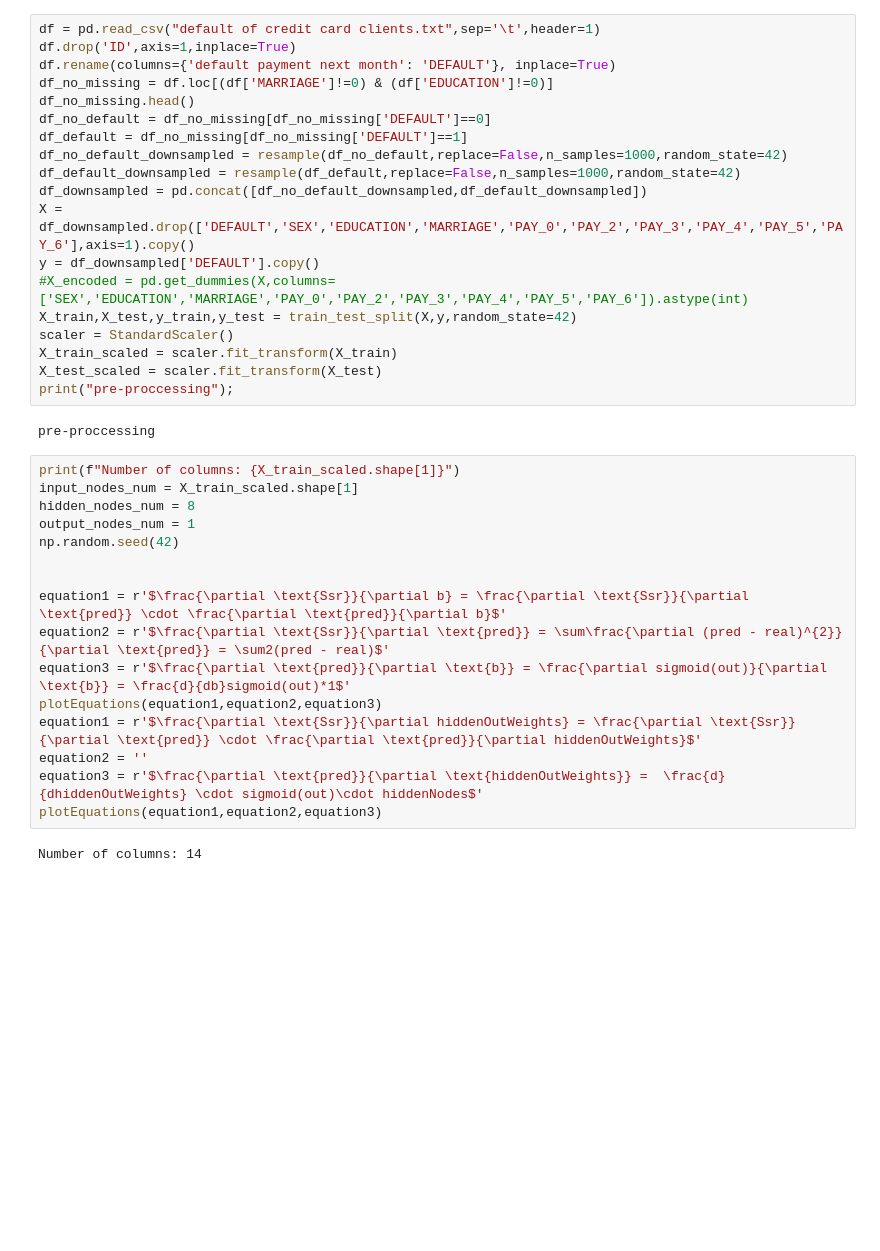
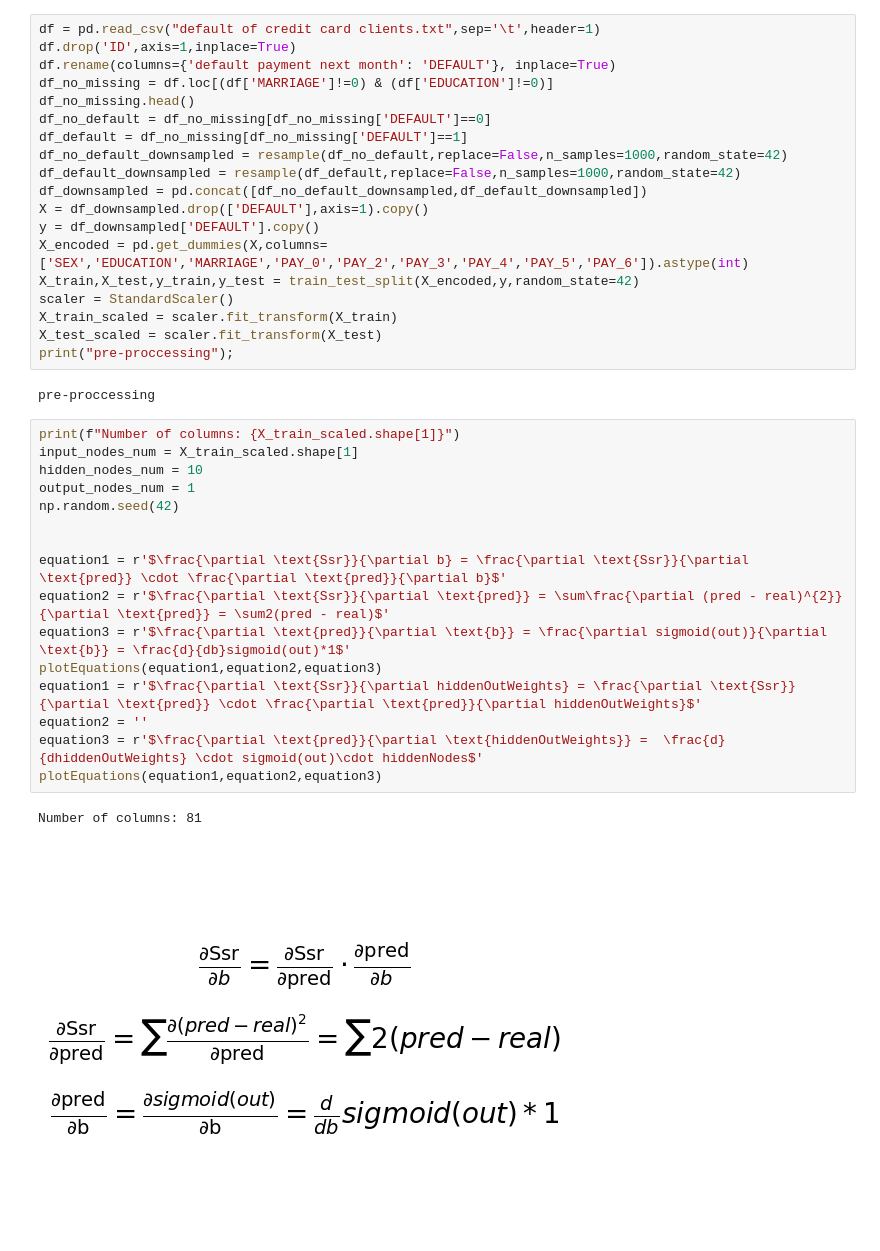
Before and after one commit to tohidnoori/Ann-from-scratch, a Jupyter notebook: ann-bank-data-analysis.ipynb, the cells around one changed output. Drawn from its saved outputs; the diff is of its cells as text; blank space fills up the shorter version.

```diff
--- a/ann-bank-data-analysis.ipynb
+++ b/ann-bank-data-analysis.ipynb
@@ -24,10 +24,10 @@ df_default = df_no_missing[df_no_missing['DEFAULT']==1]
 df_no_default_downsampled = resample(df_no_default,replace=False,n_samples=1000,random_state=42)
 df_default_downsampled = resample(df_default,replace=False,n_samples=1000,random_state=42)
 df_downsampled = pd.concat([df_no_default_downsampled,df_default_downsampled])
-X = df_downsampled.drop(['DEFAULT','SEX','EDUCATION','MARRIAGE','PAY_0','PAY_2','PAY_3','PAY_4','PAY_5','PAY_6'],axis=1).copy()
+X = df_downsampled.drop(['DEFAULT'],axis=1).copy()
 y = df_downsampled['DEFAULT'].copy()
-#X_encoded = pd.get_dummies(X,columns=['SEX','EDUCATION','MARRIAGE','PAY_0','PAY_2','PAY_3','PAY_4','PAY_5','PAY_6']).astype(int)
-X_train,X_test,y_train,y_test = train_test_split(X,y,random_state=42)
+X_encoded = pd.get_dummies(X,columns=['SEX','EDUCATION','MARRIAGE','PAY_0','PAY_2','PAY_3','PAY_4','PAY_5','PAY_6']).astype(int)
+X_train,X_test,y_train,y_test = train_test_split(X_encoded,y,random_state=42)
 scaler = StandardScaler()
 X_train_scaled = scaler.fit_transform(X_train)
 X_test_scaled = scaler.fit_transform(X_test)
@@ -37,18 +37,19 @@ pre-proccessing
 # %%
 print(f"Number of columns: {X_train_scaled.shape[1]}")
 input_nodes_num = X_train_scaled.shape[1]
-hidden_nodes_num = 8
+hidden_nodes_num = 10
 output_nodes_num = 1
 np.random.seed(42)
 
 
 equation1 = r'$\frac{\partial \text{Ssr}}{\partial b} = \frac{\partial \text{Ssr}}{\partial \text{pred}} \cdot \frac{\partial \text{pred}}{\partial b}$'
 equation2 = r'$\frac{\partial \text{Ssr}}{\partial \text{pred}} = \sum\frac{\partial (pred - real)^{2}}{\partial \text{pred}} = \sum2(pred - real)$'
 equation3 = r'$\frac{\partial \text{pred}}{\partial \text{b}} = \frac{\partial sigmoid(out)}{\partial \text{b}} = \frac{d}{db}sigmoid(out)*1$'
 plotEquations(equation1,equation2,equation3)
 equation1 = r'$\frac{\partial \text{Ssr}}{\partial hiddenOutWeights} = \frac{\partial \text{Ssr}}{\partial \text{pred}} \cdot \frac{\partial \text{pred}}{\partial hiddenOutWeights}$'
 equation2 = ''
 equation3 = r'$\frac{\partial \text{pred}}{\partial \text{hiddenOutWeights}} =  \frac{d}{dhiddenOutWeights} \cdot sigmoid(out)\cdot hiddenNodes$'
 plotEquations(equation1,equation2,equation3)
 # %% [output]
-Number of columns: 14
+Number of columns: 81
+[figure, added]
```
Also changed, not shown: parts of 4 cells of this notebook.
